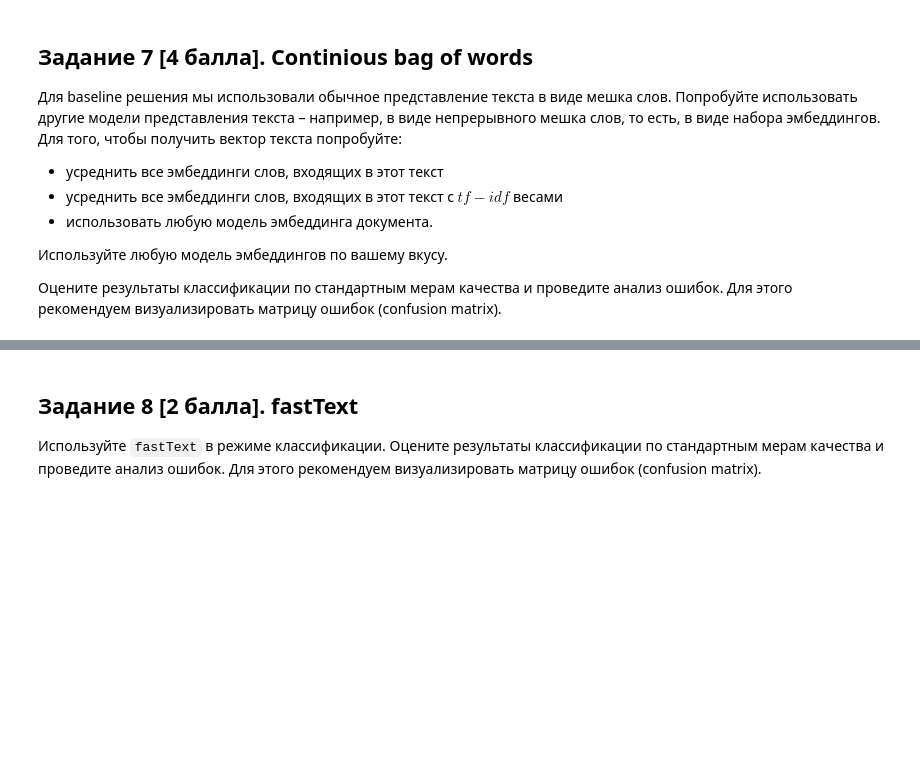
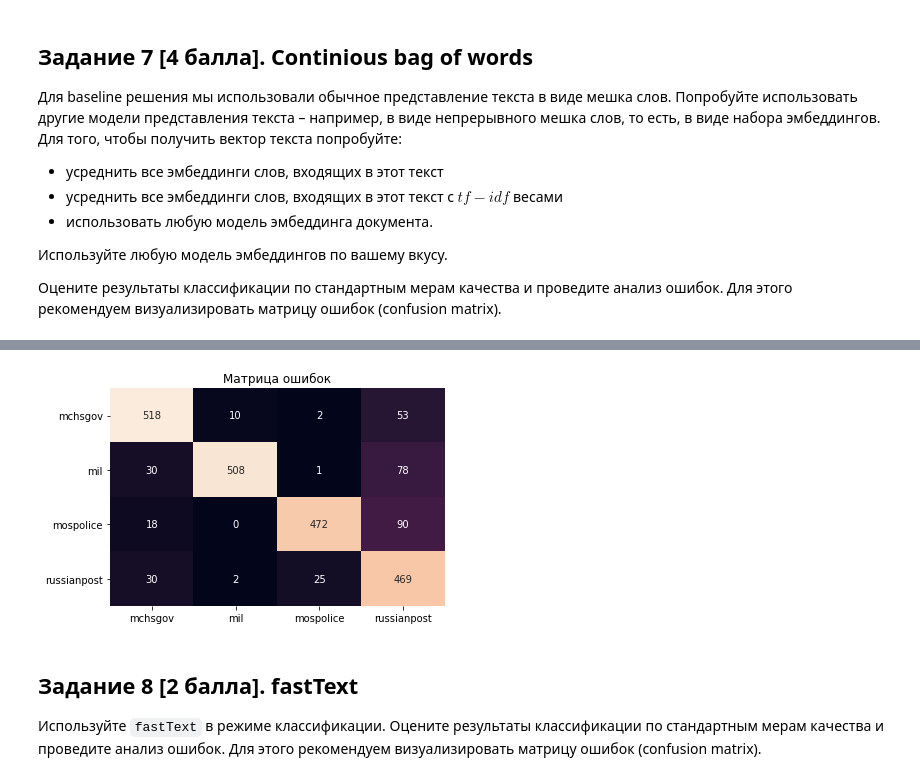
Before and after one commit to Veranchos/hse_ML, a Jupyter notebook: ML_HW1/ML_HW1.ipynb, the cells around one changed output, grey strips where cells are left out. Drawn from its saved outputs; the diff is of its cells as text; code cells hidden in the pictures; blank space fills up the shorter version.

Commit message:
Replace train data, added 7+8 task drafts

```diff
--- a/ML_HW1/ML_HW1.ipynb
+++ b/ML_HW1/ML_HW1.ipynb
@@ -350,0 +351,36 @@ avg / total       0.94      0.94      0.94      2306
+# %%
+def get_embedding(text, model, dim):
+    text = text.split()
+
+    # чтобы не доставать одно слово несколько раз
+    # сделаем счетчик, а потом векторы домножим на частоту
+    words = Counter(text)
+    total = len(text)
+    vectors = np.zeros((len(words), dim))
+
+    for i,word in enumerate(words):
+        try:
+            v = model[word]
+            vectors[i] = v*(words[word]/total) # просто умножаем вектор на частоту
+        except (KeyError, ValueError):
+            continue
+
+    if vectors.any():
+        vector = np.average(vectors, axis=0)
+    else:
+        vector = np.zeros((dim))
+
+    return vector
+# %%
+dim = 50
+X_text_w2v = np.zeros((len(cleared_text), dim))
+
+for i, text in enumerate(cleared_text):
+    X_text_w2v[i] = get_embedding(text, w2v, dim)
+# %%
+X_train, X_test, y_train, y_test = train_test_split(X_text_w2v, df['source'], test_size=0.2, random_state=42)
+
+clf = SGDClassifier()
+
+%time
+clf.fit(X_train, y_train)
@@ -351,3 +406,14 @@ avg / total       0.94      0.94      0.94      2306
+# %%
+# Матрица ошибок
+import matplotlib.pyplot as plt
+import seaborn as sns
+
+labels = clf.classes_
+sns.heatmap(data=confusion_matrix(y_test, predictions), annot=True, fmt="d", cbar=False, xticklabels=labels, yticklabels=labels)
+plt.title("Матрица ошибок")
+plt.show()
+# %% [output]
+[figure, added]
 # %% [markdown]
 ## Задание 8 [2 балла]. fastText
 
```
Also changed, not shown: parts of 18 cells of this notebook.
